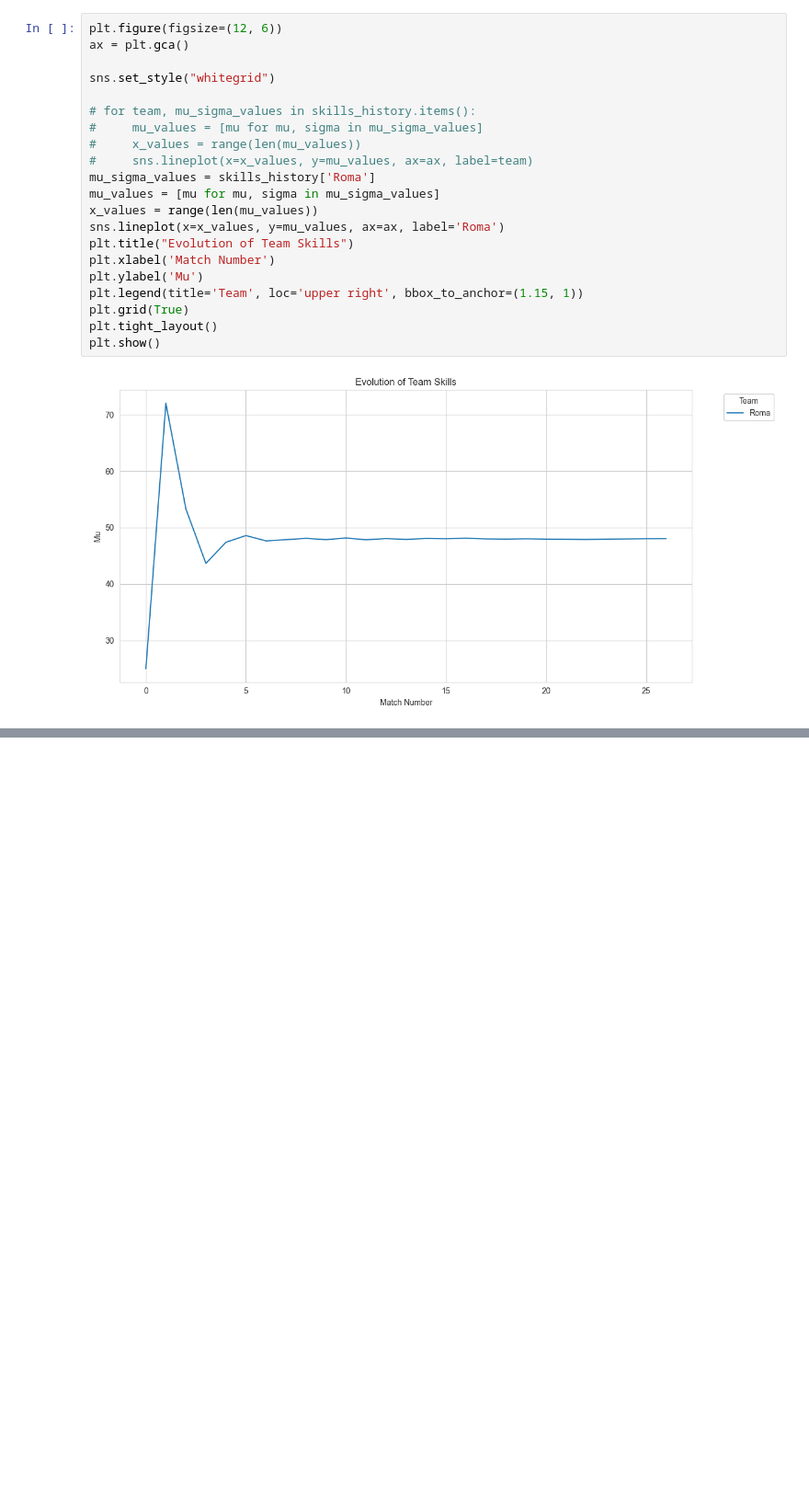
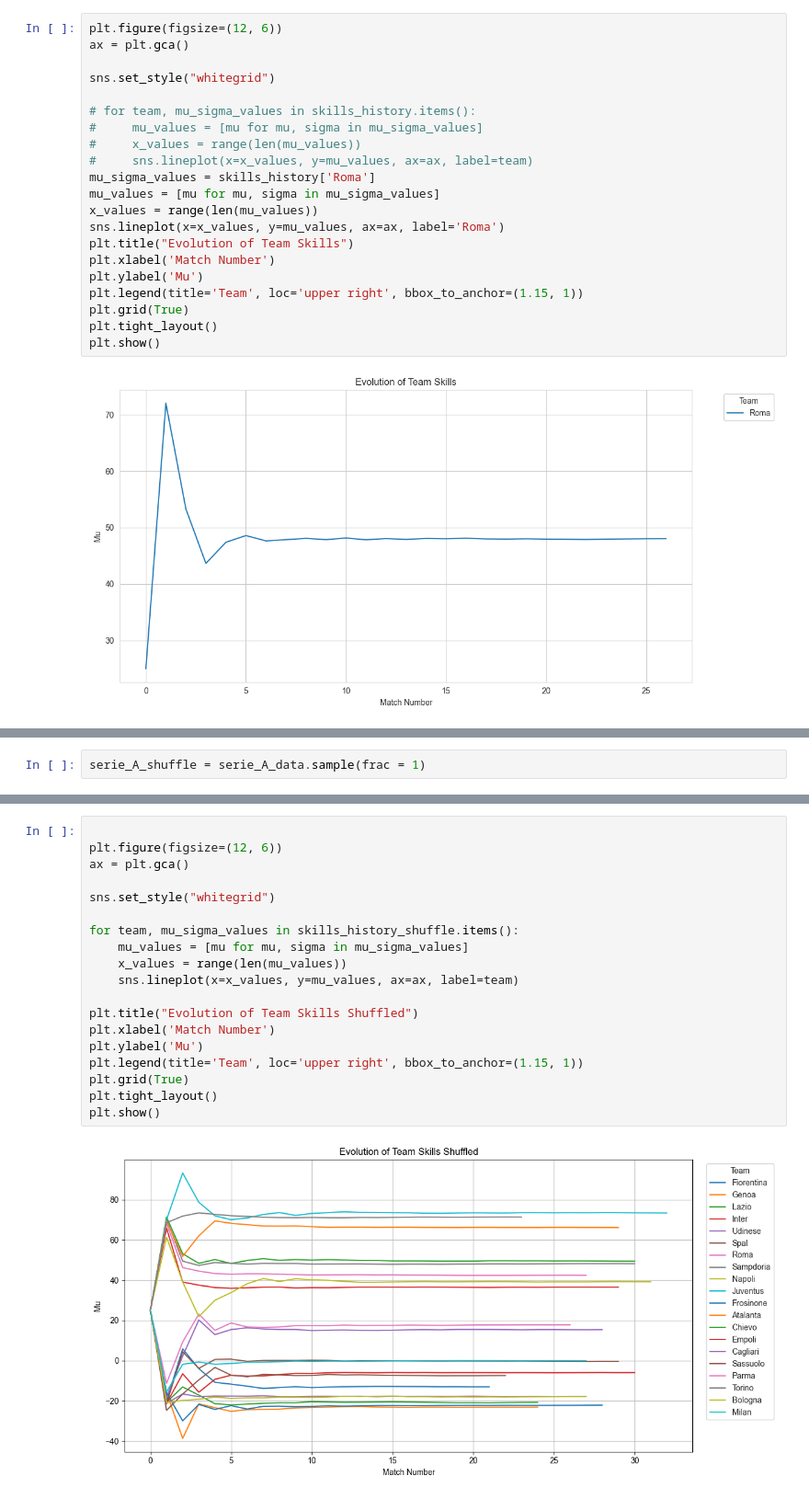
Before and after one commit to axeUUeng/APMASK-Project, a Jupyter notebook: Q5/q5.ipynb, the cells around one changed output, grey strips where cells are left out. Shown at 92% size. Cells and saved outputs as stored; diff of their text form; blank space fills up the shorter version.

```diff
--- a/Q5/q5.ipynb
+++ b/Q5/q5.ipynb
@@ -167,0 +170,2 @@ for i, (index, row) in enumerate(sorted_skills_df.iterrows()):
+# %%
+serie_A_shuffle = serie_A_data.sample(frac = 1)
@@ -167,0 +225,21 @@ for i, (index, row) in enumerate(sorted_skills_df.iterrows()):
+# %%
+
+plt.figure(figsize=(12, 6))
+ax = plt.gca()
+
+sns.set_style("whitegrid")
+
+for team, mu_sigma_values in skills_history_shuffle.items():
+    mu_values = [mu for mu, sigma in mu_sigma_values]
+    x_values = range(len(mu_values))
+    sns.lineplot(x=x_values, y=mu_values, ax=ax, label=team)
+
+plt.title("Evolution of Team Skills Shuffled")
+plt.xlabel('Match Number')
+plt.ylabel('Mu')
+plt.legend(title='Team', loc='upper right', bbox_to_anchor=(1.15, 1))
+plt.grid(True)
+plt.tight_layout()
+plt.show()
+# %% [output]
+[figure, added]
```
Also changed, not shown: parts of 8 cells of this notebook.
